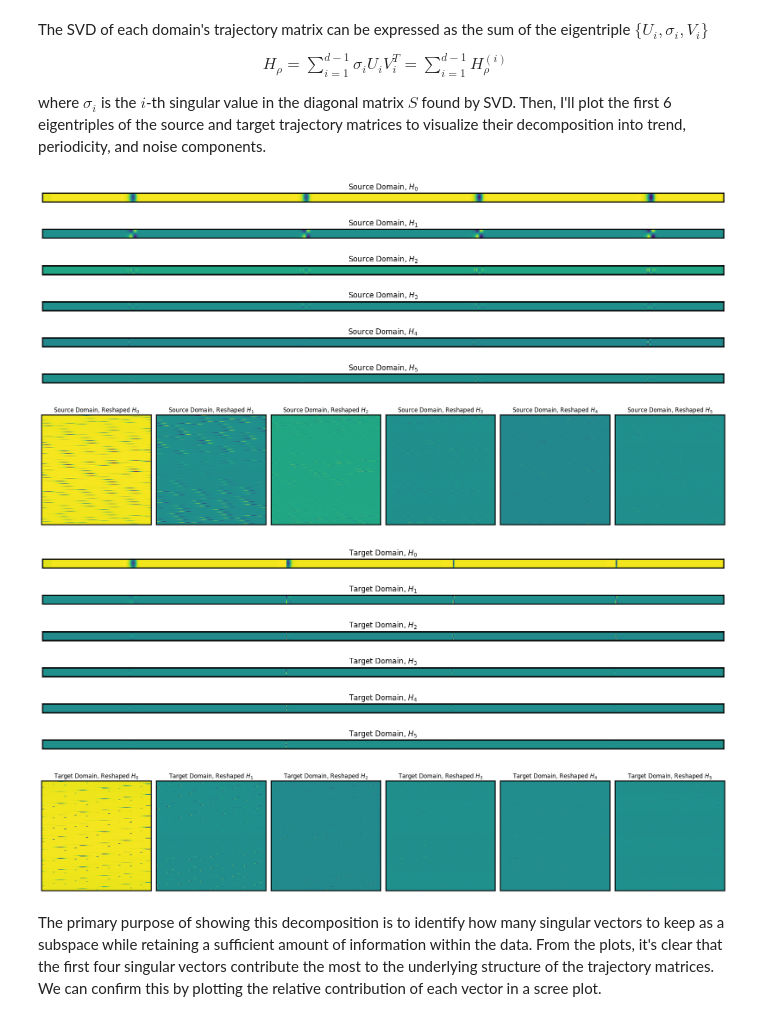
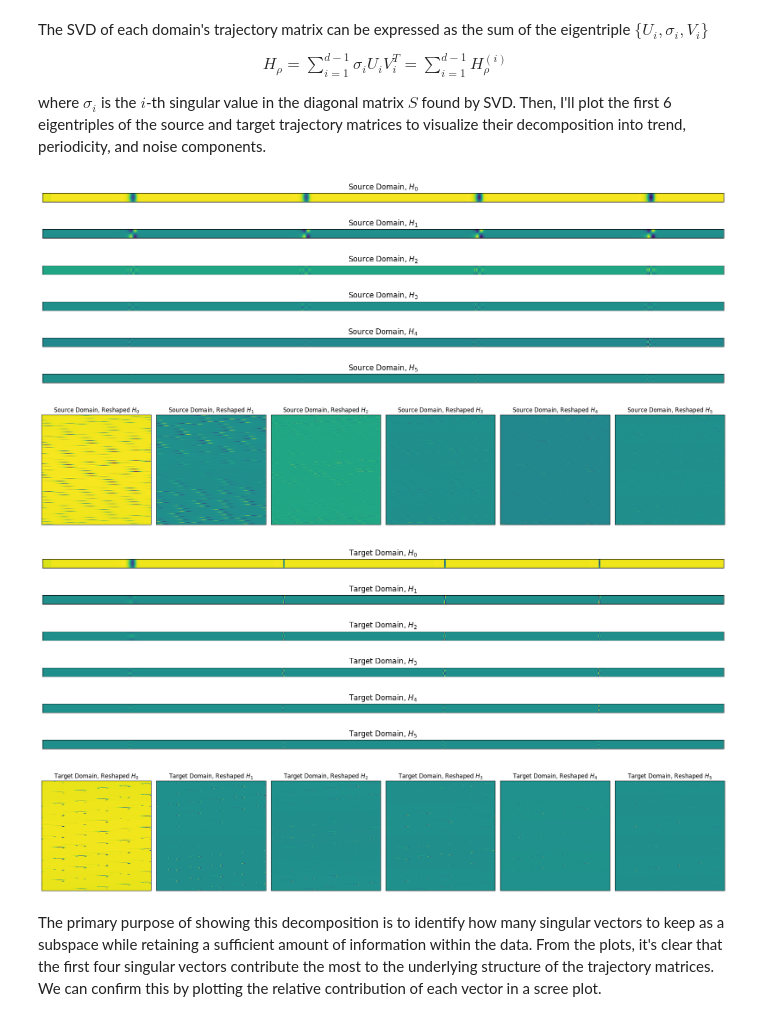
Before and after one commit to paulzwang/procrustes-subspace-adaptation, a Jupyter notebook: tutorial.ipynb, the cells around one changed output. Cells and saved outputs as stored; diff of their text form; code cells hidden in the pictures.

```diff
--- a/tutorial.ipynb
+++ b/tutorial.ipynb
@@ -52,7 +52,7 @@ device = torch.device('cuda' if torch.cuda.is_available() else 'cpu')
 My trajectory data are within the `data` folder, which I proceed to import as CSVs. I'll call the trajectory data I train on `mission1` and the extrapolatory trajectory I predict on `mission2`. Consequently, `mission1` is the source domain and `mission2` is the target domain. I then plot the density vs. time, the heat rate vs. time, and heat rate vs. density.
 # %%
 mission1_data_directory = r'data\4orbit_ra=12000_rp=100.0\Results_ctrl=0_ra=12000_rp=100.0_hl=0.150_90.0deg.csv'
-mission2_data_directory = r'data\4orbit_ra=12000_rp=95.0\Results_ctrl=0_ra=12000_rp=95.0_hl=0.150_90.0deg.csv'
+mission2_data_directory = r'data\4orbit_ra=12000_rp=92.0\Results_ctrl=0_ra=12000_rp=92.0_hl=0.150_90.0deg.csv'
 df1 = pd.read_csv(mission1_data_directory).drop_duplicates(subset=['time'], keep='first')
 df2 = pd.read_csv(mission2_data_directory).drop_duplicates(subset=['time'], keep='first')
 
@@ -116,23 +116,27 @@ rho1_interp, rho2_interp = interpolate_inputs(rho1,rho2,t1,t2)
 # %% [markdown]
 Next, I'll find the trajectory matrices of the interpolated densities using a window length of 50. I plot the matrices using `matshow` but they look squashed because the matrix is of dimension $\mathbb{R}^{50 \times 3872}$. For a better visualization, I reshape the matrices to $\mathbb{R}^{440 \times 440}$ and plot these as well. Note that these reshaped square matrices are purely for visualization. We'll perform SSA exclusively on the original trajectory matrices.
 # %%
-H_rho1 = find_trajectory_matrix(rho1_interp,window_length=50)
-H_rho2 = find_trajectory_matrix(rho2_interp,window_length=50)
+# Non-interpolated trajectory matrices
+H_rho1 = torch.tensor(find_trajectory_matrix(rho1,window_length=50),dtype=torch.float32).to(device)
+H_rho2 = torch.tensor(find_trajectory_matrix(rho2,window_length=50),dtype=torch.float32).to(device)
+
+# Interpolated trajectory matrices
+H_rho1_interp = find_trajectory_matrix(rho1_interp,window_length=50)
+H_rho2_interp = find_trajectory_matrix(rho2_interp,window_length=50)
 
 # Plotting trajectory matrices
-print(f'Plotting trajectory matrices. Their dimensions are {H_rho1.shape}.')
+print(f'Plotting trajectory matrices. Their dimensions are {H_rho1_interp.shape}.')
 fig0, ax0 = plt.subplots(2,1,figsize=(20,10))
 fig0.subplots_adjust(hspace=-0.85)
-ax0[0].matshow(H_rho1)
-ax0[1].matshow(H_rho2)
+ax0[0].matshow(H_rho1_interp)
+ax0[1].matshow(H_rho2_interp)
 ax0[0].set_title('Source Domain')
 ax0[1].set_title('Target Domain')
 plt.show()
 
-
 # Plotting reshaped trajectory matrices
-H_rho1_square = H_rho1.reshape(440,440)
-H_rho2_square = H_rho2.reshape(440,440)
+H_rho1_square = H_rho1_interp.reshape(440,440)
+H_rho2_square = H_rho2_interp.reshape(440,440)
 print(f'Plotting reshaped trajectory matrices for purely visualization purposes. Their dimensions are: {H_rho1_square.shape}.')
 fig1, ax1 = plt.subplots(1,2)
 ax1[0].matshow(H_rho1_square)
@@ -148,10 +152,10 @@ Plotting reshaped trajectory matrices for purely visualization purposes. Their d
 # %% [markdown]
 As I mentioned before, I'll take the SVD of the trajectory matrices.
 # %%
-H_rho1 = torch.tensor(H_rho1,dtype=torch.float32).to(device)
-H_rho2 = torch.tensor(H_rho2,dtype=torch.float32).to(device)
-Us,Ss,Vs = torch.linalg.svd(H_rho1)
-Ut,St,Vt = torch.linalg.svd(H_rho2)
+H_rho1_interp = torch.tensor(H_rho1_interp,dtype=torch.float32).to(device)
+H_rho2_interp = torch.tensor(H_rho2_interp,dtype=torch.float32).to(device)
+Us,Ss,Vs = torch.linalg.svd(H_rho1_interp)
+Ut,St,Vt = torch.linalg.svd(H_rho2_interp)
 # %% [markdown]
 The SVD of each domain's trajectory matrix can be expressed as the sum of the eigentriple $\{ U_i, \sigma_i, V_i \}$
 \begin{align*}
@@ -159,7 +163,7 @@ H_{\rho} = \sum_{i=1}^{d-1} \sigma_i U_i V_i^T = \sum_{i=1}^{d-1} H_{\rho}^{(i)}
 \end{align*}
 where $\sigma_i$ is the $i$-th singular value in the diagonal matrix $S$ found by SVD. Then, I'll plot the first 6 eigentriples of the source and target trajectory matrices to visualize their decomposition into trend, periodicity, and noise components.
 # %%
-ds = np.linalg.matrix_rank(H_rho1)
+ds = np.linalg.matrix_rank(H_rho1_interp)
 H_rho1_elem = np.array([Ss[i] * np.outer(Us[:,i], Vs[:,i]) for i in range(0,ds)])
 
 num_subplots = 6
@@ -187,39 +191,39 @@ for i in range(num_subplots):
     ax3[i].set_yticklabels([])
 fig3.tight_layout()
 # %% [output]
-[figure, old version]
+[figure, new version]
-[figure, old version]
+[figure, new version]
 # %%
-dt = np.linalg.matrix_rank(H_rho1)
+dt = np.linalg.matrix_rank(H_rho2_interp)
 H_rho2_elem = np.array([St[i] * np.outer(Ut[:,i], Vt[:,i]) for i in range(0,dt)])
 
 num_subplots = 6
 fig4, ax4 = plt.subplots(num_subplots,1,figsize=(20,16))
 fig4.subplots_adjust(hspace=-0.9)
 for i in range(num_subplots):
     ax4[i].matshow(H_rho2_elem[i])
     ax4[i].set_title(f"Target Domain, $H_{str(i)}$")
     # Remove x-axis ticks and labels
     ax4[i].set_xticks([])
     ax4[i].set_xticklabels([])
     # Remove y-axis ticks and labels
     ax4[i].set_yticks([])
     ax4[i].set_yticklabels([])
 
 fig5, ax5 = plt.subplots(1,num_subplots,figsize=(20,16))
 for i in range(num_subplots):
     ax5[i].matshow(H_rho2_elem[i].reshape(440,440))
     ax5[i].set_title(f"Target Domain, Reshaped $H_{str(i)}$")
     # Remove x-axis ticks and labels
     ax5[i].set_xticks([])
     ax5[i].set_xticklabels([])
     # Remove y-axis ticks and labels
     ax5[i].set_yticks([])
     ax5[i].set_yticklabels([])
 fig5.tight_layout()
 # %% [output]
-[figure, old version]
+[figure, new version]
-[figure, old version]
+[figure, new version]
 # %% [markdown]
 The primary purpose of showing this decomposition is to identify how many singular vectors to keep as a subspace while retaining a sufficient amount of information within the data. From the plots, it's clear that the first four singular vectors contribute the most to the underlying structure of the trajectory matrices. We can confirm this by plotting the relative contribution of each vector in a scree plot.
 # %%
```
Also changed, not shown: parts of 9 cells of this notebook, 8 other files.
